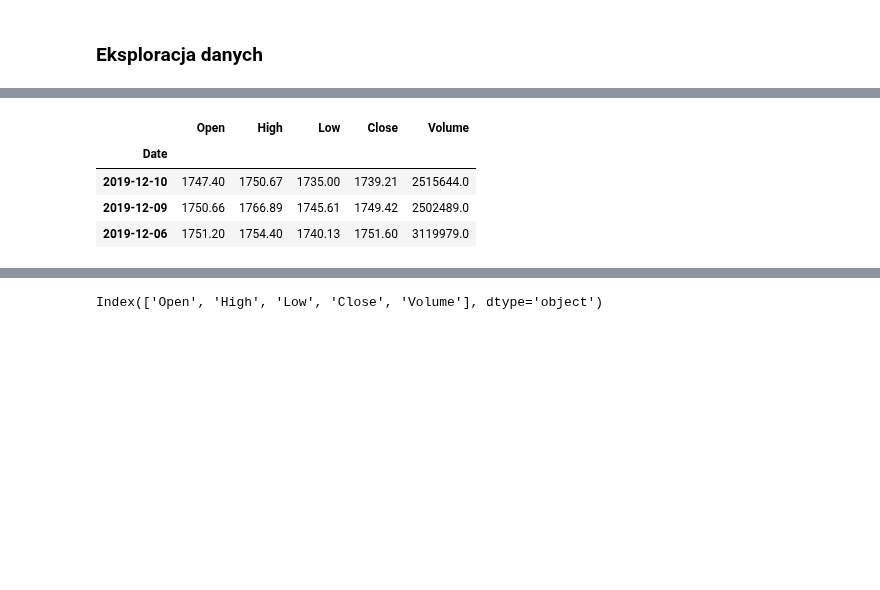
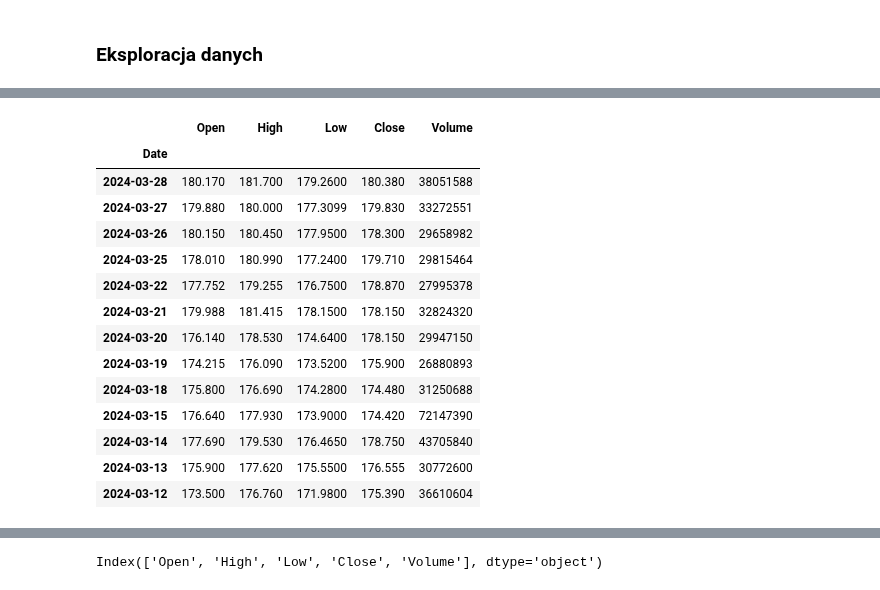
Before and after one commit to kurek0010/data-science-bootcamp, a Jupyter notebook: 02_analiza_danych/02_dane_gieldowe.ipynb, the cells around one changed output, grey strips where cells are left out. Saved outputs shown, nothing was run; the diff lists cells and outputs as text; code cells hidden in the pictures; blank space fills up the shorter version.

```diff
--- a/02_analiza_danych/02_dane_gieldowe.ipynb
+++ b/02_analiza_danych/02_dane_gieldowe.ipynb
@@ -87,11 +89,21 @@ df.head()
 # %%
-df.head(3)
+df.head(13)
 # %% [output]
 |  | Open | High | Low | Close | Volume |
 | Date |  |  |  |  |  |
-| 2019-12-10 | 1747.40 | 1750.67 | 1735.00 | 1739.21 | 2515644.0 |
-| 2019-12-09 | 1750.66 | 1766.89 | 1745.61 | 1749.42 | 2502489.0 |
-| 2019-12-06 | 1751.20 | 1754.40 | 1740.13 | 1751.60 | 3119979.0 |
+| 2024-03-28 | 180.170 | 181.700 | 179.2600 | 180.380 | 38051588 |
+| 2024-03-27 | 179.880 | 180.000 | 177.3099 | 179.830 | 33272551 |
+| 2024-03-26 | 180.150 | 180.450 | 177.9500 | 178.300 | 29658982 |
+| 2024-03-25 | 178.010 | 180.990 | 177.2400 | 179.710 | 29815464 |
+| 2024-03-22 | 177.752 | 179.255 | 176.7500 | 178.870 | 27995378 |
+| 2024-03-21 | 179.988 | 181.415 | 178.1500 | 178.150 | 32824320 |
+| 2024-03-20 | 176.140 | 178.530 | 174.6400 | 178.150 | 29947150 |
+| 2024-03-19 | 174.215 | 176.090 | 173.5200 | 175.900 | 26880893 |
+| 2024-03-18 | 175.800 | 176.690 | 174.2800 | 174.480 | 31250688 |
+| 2024-03-15 | 176.640 | 177.930 | 173.9000 | 174.420 | 72147390 |
+| 2024-03-14 | 177.690 | 179.530 | 176.4650 | 178.750 | 43705840 |
+| 2024-03-13 | 175.900 | 177.620 | 175.5500 | 176.555 | 30772600 |
+| 2024-03-12 | 173.500 | 176.760 | 171.9800 | 175.390 | 36610604 |
 # %%
 df.tail()
 # %% [output]
```
Also changed, not shown: parts of 56 cells of this notebook.
